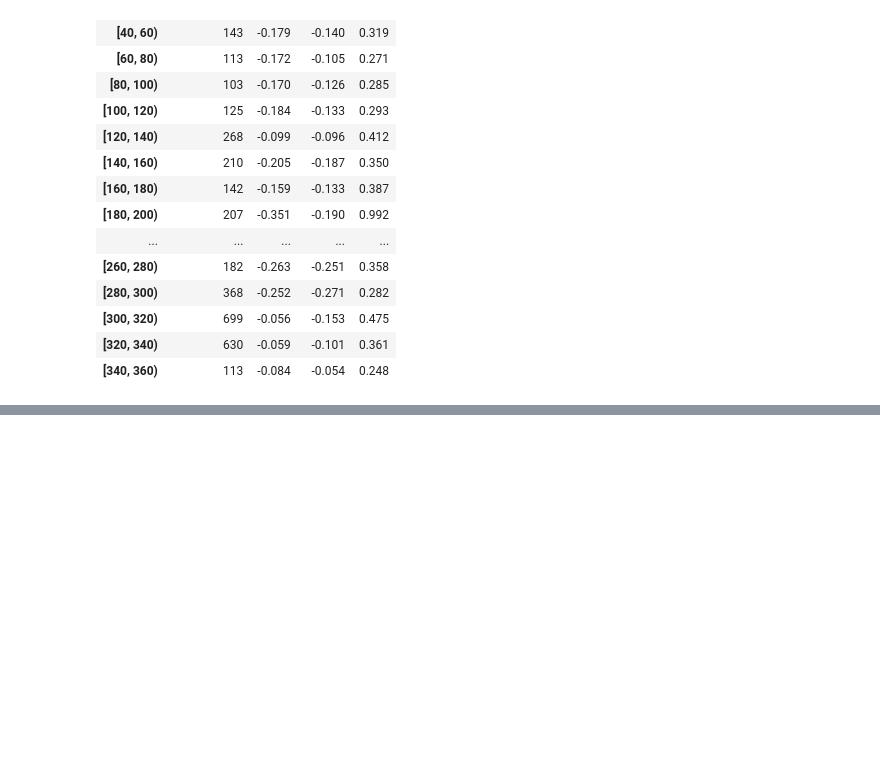
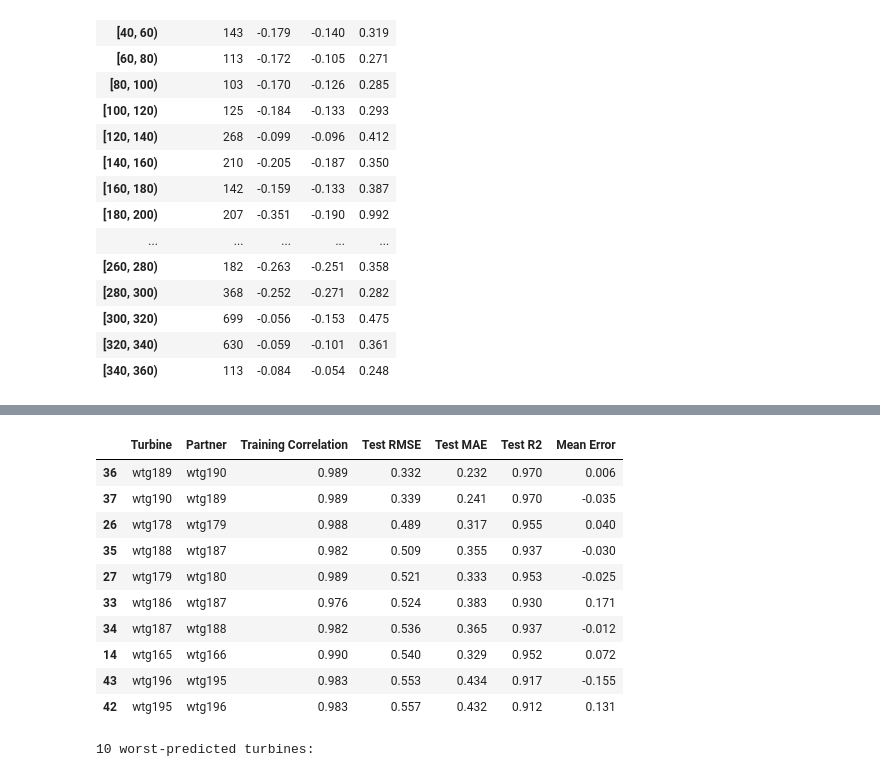
Before and after one commit to zachary-carifa/CU-Capstone-Project, a Jupyter notebook: notebooks/zack_notebooks/PartnerTurbineAnalysis.ipynb, the cells around one changed output, grey strips where cells are left out. Saved outputs shown, nothing was run; the diff lists cells and outputs as text; code cells hidden in the pictures; blank space fills up the shorter version.

```diff
--- a/notebooks/zack_notebooks/PartnerTurbineAnalysis.ipynb
+++ b/notebooks/zack_notebooks/PartnerTurbineAnalysis.ipynb
@@ -335,0 +519,62 @@ display(sector_stats)
+# %%
+from sklearn.linear_model import LinearRegression
+from sklearn.metrics import mean_squared_error, mean_absolute_error, r2_score
+
+# Use January SCADA wind-speed data
+wind = wind.sort_index()
+
+# Split chronologically: 70% training, 30% testing
+split = int(len(wind) * 0.70)
+
+train = wind.iloc[:split]
+test = wind.iloc[split:]
+
+results = []
+
+for turbine in wind.columns:
+
+    # Find best partner using TRAINING data only
+    correlations = train.corr(min_periods=300)[turbine].drop(turbine).dropna()
+
+    if correlations.empty:
+        continue
+
+    partner = correlations.idxmax()
+
+    # Prepare training and testing observations
+    train_pair = train[[turbine, partner]].dropna()
+    test_pair = test[[turbine, partner]].dropna()
+
+    if len(train_pair) < 300 or len(test_pair) < 100:
+        continue
+
+    # Train model
+    model = LinearRegression()
+    model.fit(train_pair[[partner]], train_pair[turbine])
+
+    # Predict turbine wind speed from partner
+    predicted = model.predict(test_pair[[partner]])
+    actual = test_pair[turbine]
+
+    results.append({
+        "Turbine": turbine,
+        "Partner": partner,
+        "Training Correlation": correlations[partner],
+        "Test RMSE": np.sqrt(mean_squared_error(actual, predicted)),
+        "Test MAE": mean_absolute_error(actual, predicted),
+        "Test R2": r2_score(actual, predicted),
+        "Mean Error": (actual - predicted).mean()
+    })
+
+model_results = pd.DataFrame(results).sort_values("Test RMSE")
+
+print("Number of turbines modeled:", len(model_results))
+print("\nOverall prediction performance:")
+print(model_results[["Test RMSE", "Test MAE", "Test R2"]].median().round(3))
+
+print("\n10 best-predicted turbines:")
+display(model_results.head(10).round(3))
+
+print("\n10 worst-predicted turbines:")
+display(model_results.tail(10).round(3))
+# %% [output]
@@ -335,0 +590,12 @@ display(sector_stats)
+|  | Turbine | Partner | Training Correlation | Test RMSE | Test MAE | Test R2 | Mean Error |
+| 36 | wtg189 | wtg190 | 0.989 | 0.332 | 0.232 | 0.970 | 0.006 |
+| 37 | wtg190 | wtg189 | 0.989 | 0.339 | 0.241 | 0.970 | -0.035 |
+| 26 | wtg178 | wtg179 | 0.988 | 0.489 | 0.317 | 0.955 | 0.040 |
+| 35 | wtg188 | wtg187 | 0.982 | 0.509 | 0.355 | 0.937 | -0.030 |
+| 27 | wtg179 | wtg180 | 0.989 | 0.521 | 0.333 | 0.953 | -0.025 |
+| 33 | wtg186 | wtg187 | 0.976 | 0.524 | 0.383 | 0.930 | 0.171 |
+| 34 | wtg187 | wtg188 | 0.982 | 0.536 | 0.365 | 0.937 | -0.012 |
+| 14 | wtg165 | wtg166 | 0.990 | 0.540 | 0.329 | 0.952 | 0.072 |
+| 43 | wtg196 | wtg195 | 0.983 | 0.553 | 0.434 | 0.917 | -0.155 |
+| 42 | wtg195 | wtg196 | 0.983 | 0.557 | 0.432 | 0.912 | 0.131 |
+10 worst-predicted turbines:
```
Also changed, not shown: parts of 10 cells of this notebook.
